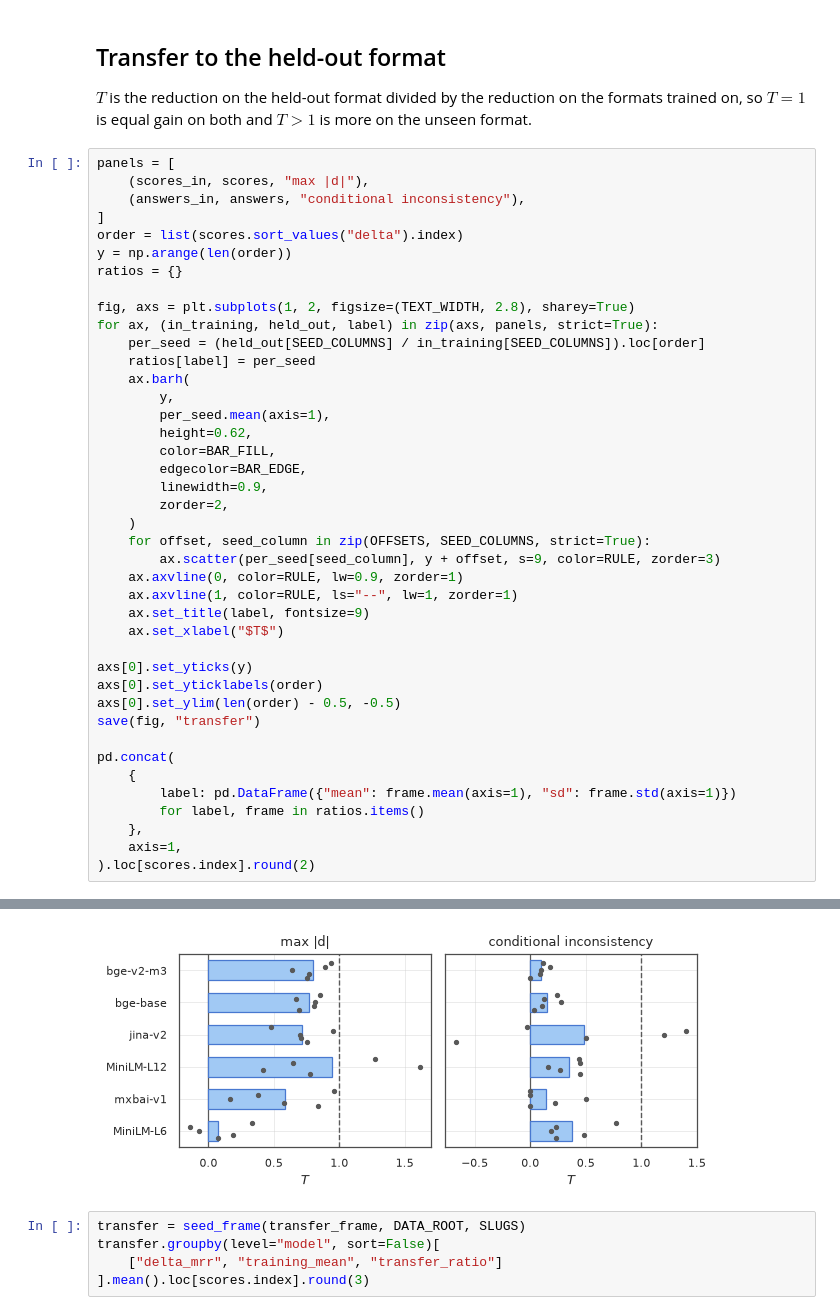
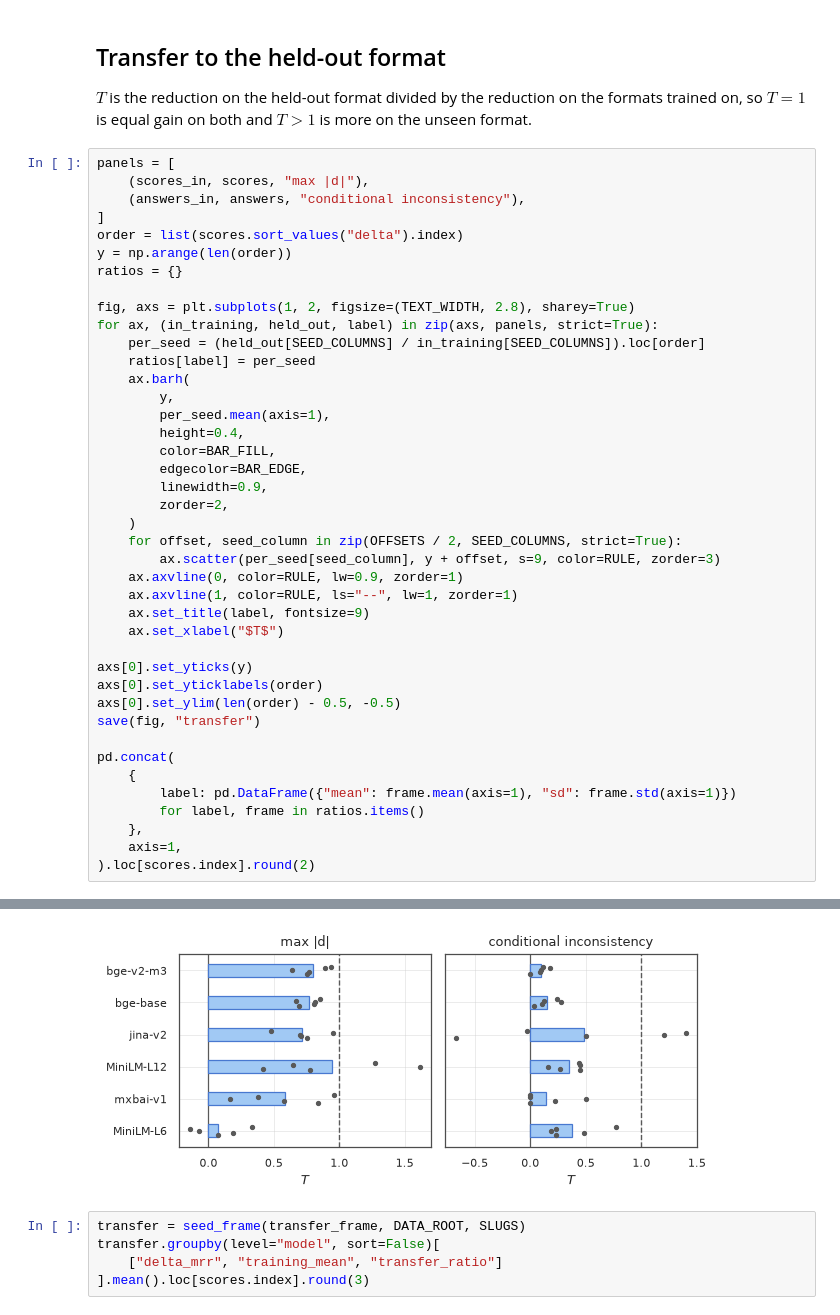
Before and after one commit to foad/format-sensitivity-reranking, a Jupyter notebook: notebooks/h2/h2_analysis.ipynb, the cells around one changed output, grey strips where cells are left out. Drawn from its saved outputs; the diff is of its cells as text.

```diff
--- a/notebooks/h2/h2_analysis.ipynb
+++ b/notebooks/h2/h2_analysis.ipynb
@@ -370,42 +371,42 @@ for ax, (in_training, held_out, label) in zip(axs, panels, strict=True):
     ax.barh(
         y,
         per_seed.mean(axis=1),
-        height=0.62,
+        height=0.4,
         color=BAR_FILL,
         edgecolor=BAR_EDGE,
         linewidth=0.9,
         zorder=2,
     )
-    for offset, seed_column in zip(OFFSETS, SEED_COLUMNS, strict=True):
+    for offset, seed_column in zip(OFFSETS / 2, SEED_COLUMNS, strict=True):
         ax.scatter(per_seed[seed_column], y + offset, s=9, color=RULE, zorder=3)
     ax.axvline(0, color=RULE, lw=0.9, zorder=1)
     ax.axvline(1, color=RULE, ls="--", lw=1, zorder=1)
     ax.set_title(label, fontsize=9)
     ax.set_xlabel("$T$")
 
 axs[0].set_yticks(y)
 axs[0].set_yticklabels(order)
 axs[0].set_ylim(len(order) - 0.5, -0.5)
 save(fig, "transfer")
 
 pd.concat(
     {
         label: pd.DataFrame({"mean": frame.mean(axis=1), "sd": frame.std(axis=1)})
         for label, frame in ratios.items()
     },
     axis=1,
 ).loc[scores.index].round(2)
 # %% [output]
 |  | max |d| |  | conditional inconsistency |  |
 |  | mean | sd | mean | sd |
 | model |  |  |  |  |
 | MiniLM-L6 | 0.08 | 0.19 | 0.38 | 0.25 |
 | MiniLM-L12 | 0.95 | 0.49 | 0.35 | 0.13 |
 | bge-base | 0.77 | 0.08 | 0.15 | 0.10 |
 | bge-v2-m3 | 0.80 | 0.12 | 0.10 | 0.07 |
 | mxbai-v1 | 0.58 | 0.33 | 0.14 | 0.22 |
 | jina-v2 | 0.72 | 0.17 | 0.48 | 0.86 |
-[figure, old version]
+[figure, new version]
 # %%
 transfer = seed_frame(transfer_frame, DATA_ROOT, SLUGS)
 transfer.groupby(level="model", sort=False)[
```
Also changed, not shown: parts of 2 cells of this notebook, 4 other files.
